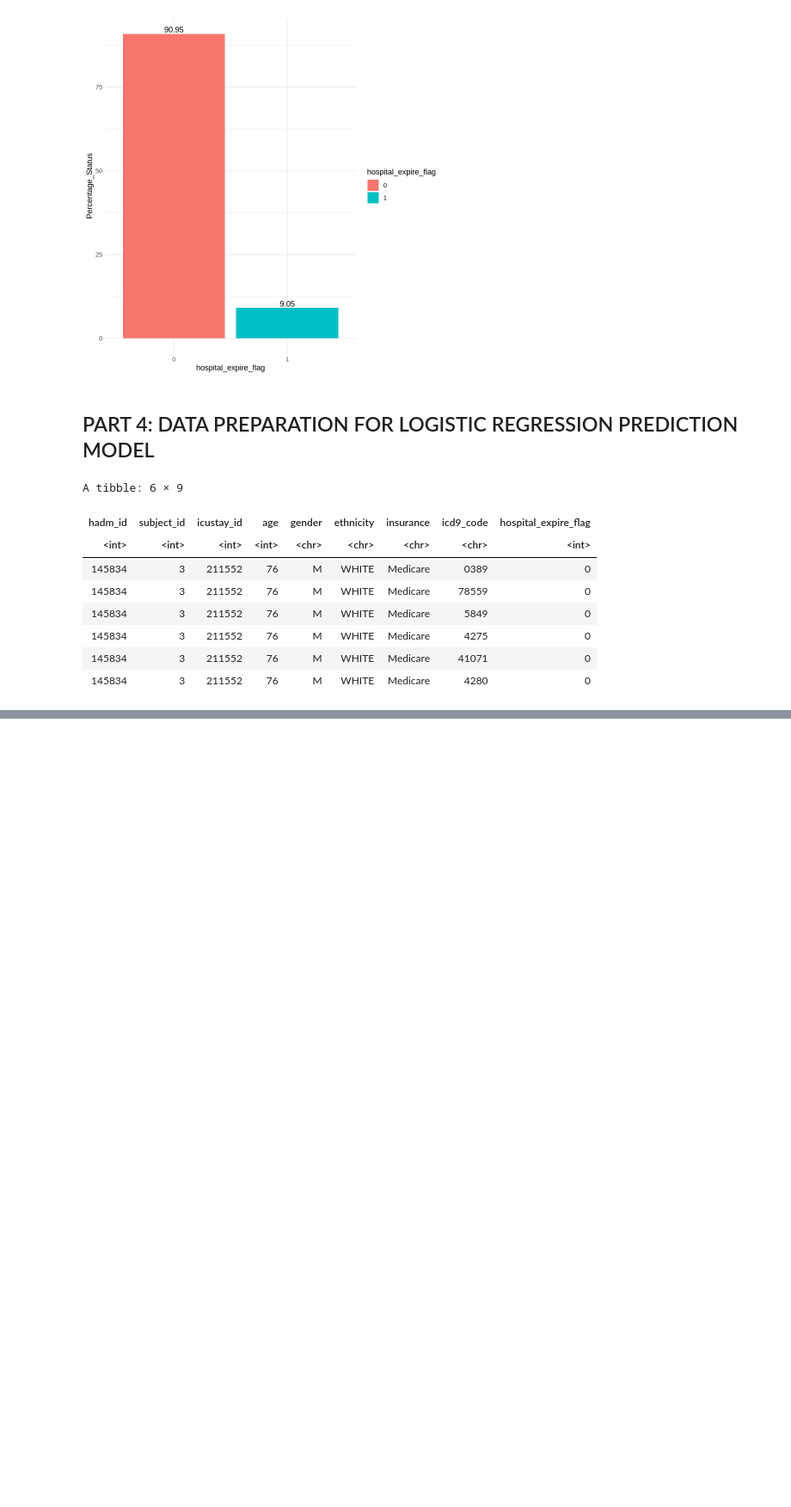
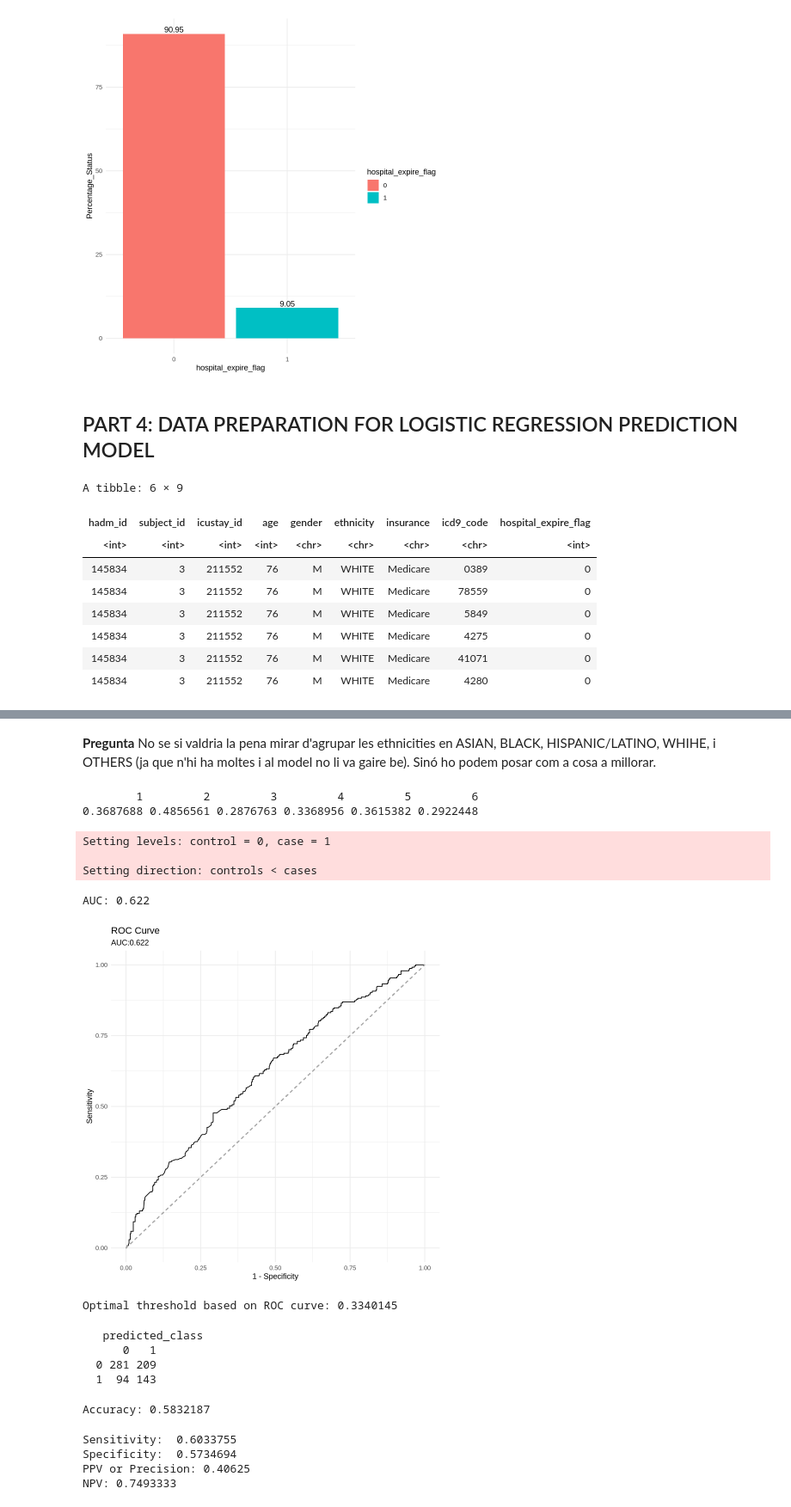
Before and after one commit to Blanqui04/EHR-A3-Group-B, a Jupyter notebook: analysis/Activity-A3.ipynb, the cells around one changed output, grey strips where cells are left out. Shown at 86% size. Cells and saved outputs as stored; diff of their text form; code cells hidden in the pictures; blank space fills up the shorter version.

```diff
--- a/analysis/Activity-A3.ipynb
+++ b/analysis/Activity-A3.ipynb
@@ -404,0 +590,9 @@ A tibble: 6 × 9
+# %%
+#Splitting the data for training (90%) and testing(10%)
+set.seed(100)
+spl = sample.split(patients_sepsis$hospital_expire_flag, SplitRatio = 0.9)
+train = subset(patients_sepsis, spl == TRUE)
+test = subset(patients_sepsis, spl == FALSE)
+# %%
+logistic <- glm(hospital_expire_flag ~ age + gender + ethnicity + insurance + icd9_code, data = train, family = 'binomial')
+summary(logistic)
@@ -404,0 +617,8 @@ A tibble: 6 × 9
+# %% [markdown]
+**Pregunta** No se si valdria la pena mirar d'agrupar les ethnicities en ASIAN, BLACK, HISPANIC/LATINO, WHIHE, i OTHERS (ja que n'hi ha moltes i al model no li va gaire be). Sinó ho podem posar com a cosa a millorar.
+# %%
+predict_test <- predict(logistic, type = "response", newdata = test)
+head(predict_test)
+# %% [output]
+        1         2         3         4         5         6
+0.3687688 0.4856561 0.2876763 0.3368956 0.3615382 0.2922448
@@ -404,0 +628,61 @@ A tibble: 6 × 9
+# %%
+roc_curve <- roc(response = test$hospital_expire_flag, predictor = predict_test)
+auc_value <- auc(roc_curve)
+cat('AUC:',round(auc_value,3))
+# %% [output]
+Setting levels: control = 0, case = 1
+
+Setting direction: controls < cases
+AUC: 0.622
+# %%
+ggroc(data=roc_curve, legacy.axes = TRUE) +
+    geom_segment(aes(x = 0, xend = 1, y = 0, yend = 1),
+               color = "darkgrey", linetype = "dashed") + #The diagonal line
+  theme_minimal() +
+  labs(title = "ROC Curve",
+       subtitle = paste0("AUC:", round(auc_value, 3)),
+       x = "1 - Specificity",
+       y = "Sensitivity")
+# %% [output]
+[figure, added]
+# %%
+#Optimal threshold
+coords <- coords(roc_curve, "best", best.method = "closest.topleft")
+best_threshold <- coords$threshold
+
+cat("Optimal threshold based on ROC curve:", best_threshold, "\n")
+# %% [output]
+Optimal threshold based on ROC curve: 0.3340145
+# %%
+#Conusion matrix
+predicted_class <- ifelse(predict_test >= best_threshold, 1, 0)
+confusion_matrix <- table(test$hospital_expire_flag, predicted_class)
+accuracy <- sum(diag(confusion_matrix)) / sum(confusion_matrix)
+confusion_matrix
+cat("Accuracy:", accuracy, "\n") #The model is correct % of the time
+# %% [output]
+   predicted_class
+      0   1
+  0 281 209
+  1  94 143
+Accuracy: 0.5832187
+# %%
+TN <- confusion_matrix[1,1]
+FP <- confusion_matrix[1,2]
+FN <- confusion_matrix[2,1]
+TP <- confusion_matrix[2,2]
+
+Sensitivity <- TP / (TP + FN)
+Specificity <- TN / (TN + FP)
+PPV <- TP / (TP + FP)
+NPV <- TN / (TN + FN)
+
+cat("Sensitivity: ", Sensitivity, "\n")
+cat("Specificity: ", Specificity, "\n")
+cat("PPV or Precision:",PPV, "\n")
+cat("NPV:",NPV, "\n")
+# %% [output]
+Sensitivity:  0.6033755
+Specificity:  0.5734694
+PPV or Precision: 0.40625
+NPV: 0.7493333
```
Also changed, not shown: parts of 22 cells of this notebook.
